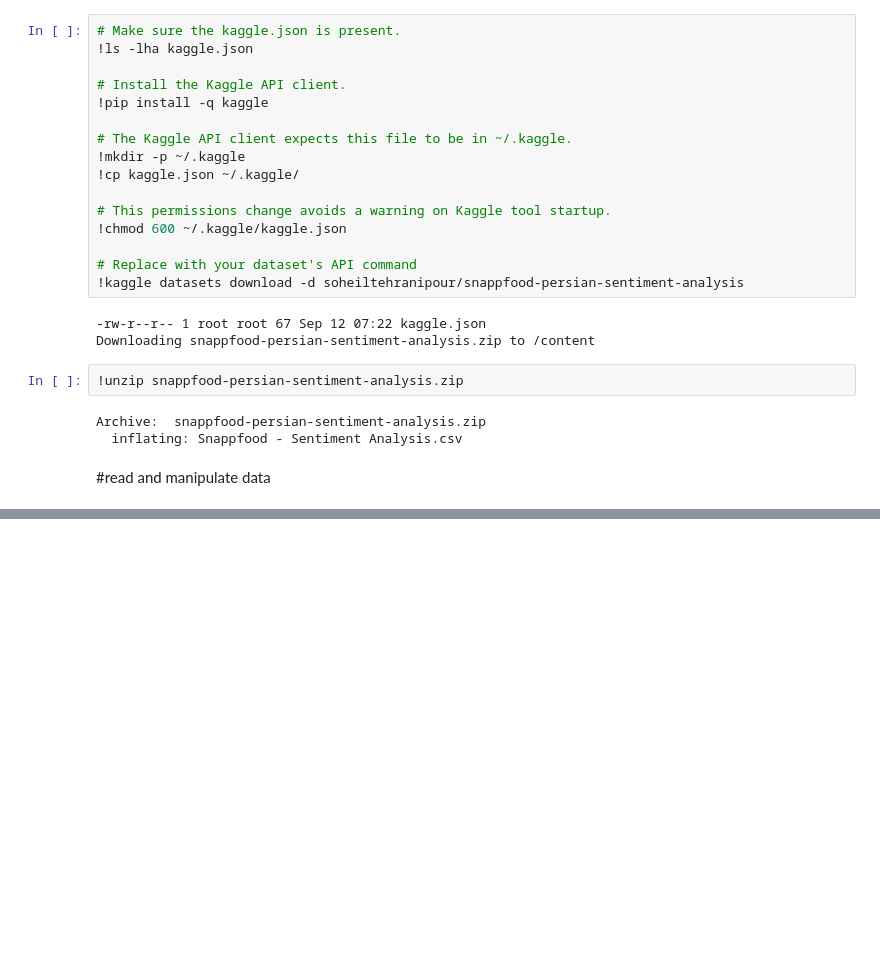
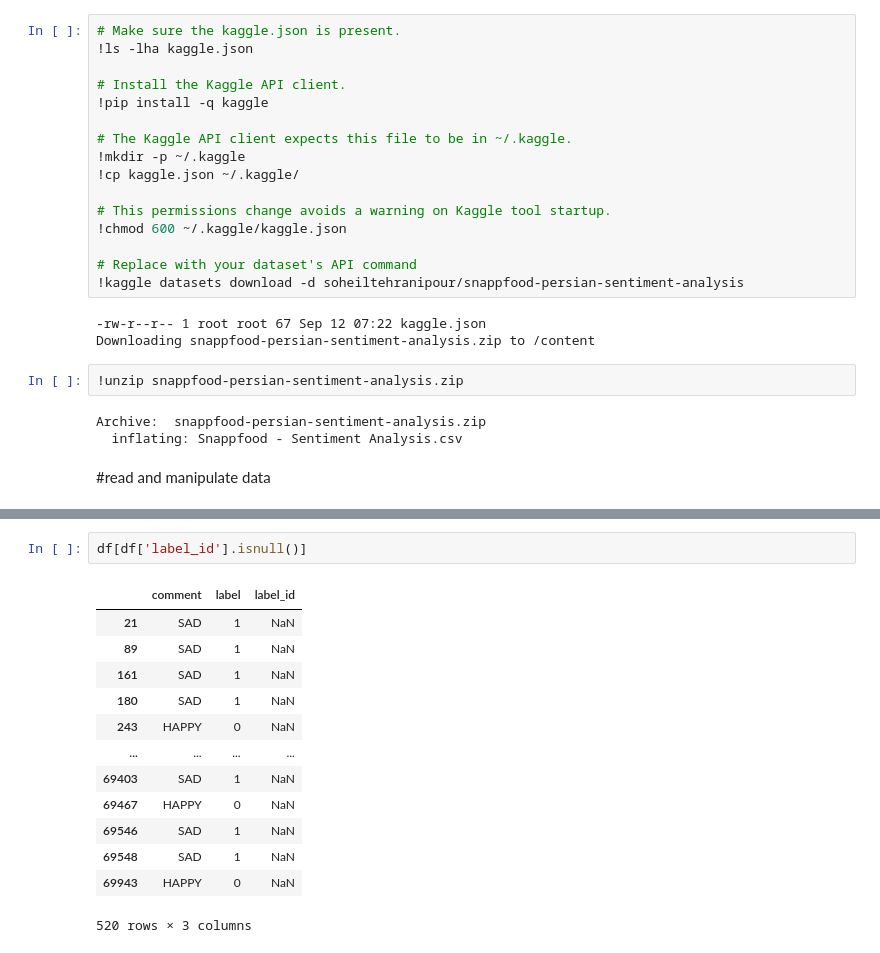
Before and after one commit to rasulnoshad/Persian-Sentiment-Analysis-Snappfood-Reviews, a Jupyter notebook: sentimentAnalysis_snappfoodReview_machineLearningMethods_.ipynb, the cells around one changed output, grey strips where cells are left out. Cells and saved outputs as stored; diff of their text form; blank space fills up the shorter version.

```diff
--- a/sentimentAnalysis_snappfoodReview_machineLearningMethods_.ipynb
+++ b/sentimentAnalysis_snappfoodReview_machineLearningMethods_.ipynb
@@ -89,0 +90,16 @@ dtype: int64
+# %%
+df[df['label_id'].isnull()]
+# %% [output]
+|  | comment | label | label_id |
+| 21 | SAD | 1 | NaN |
+| 89 | SAD | 1 | NaN |
+| 161 | SAD | 1 | NaN |
+| 180 | SAD | 1 | NaN |
+| 243 | HAPPY | 0 | NaN |
+| ... | ... | ... | ... |
+| 69403 | SAD | 1 | NaN |
+| 69467 | HAPPY | 0 | NaN |
+| 69546 | SAD | 1 | NaN |
+| 69548 | SAD | 1 | NaN |
+| 69943 | HAPPY | 0 | NaN |
+520 rows × 3 columns
```
Also changed, not shown: parts of 6 cells of this notebook.
